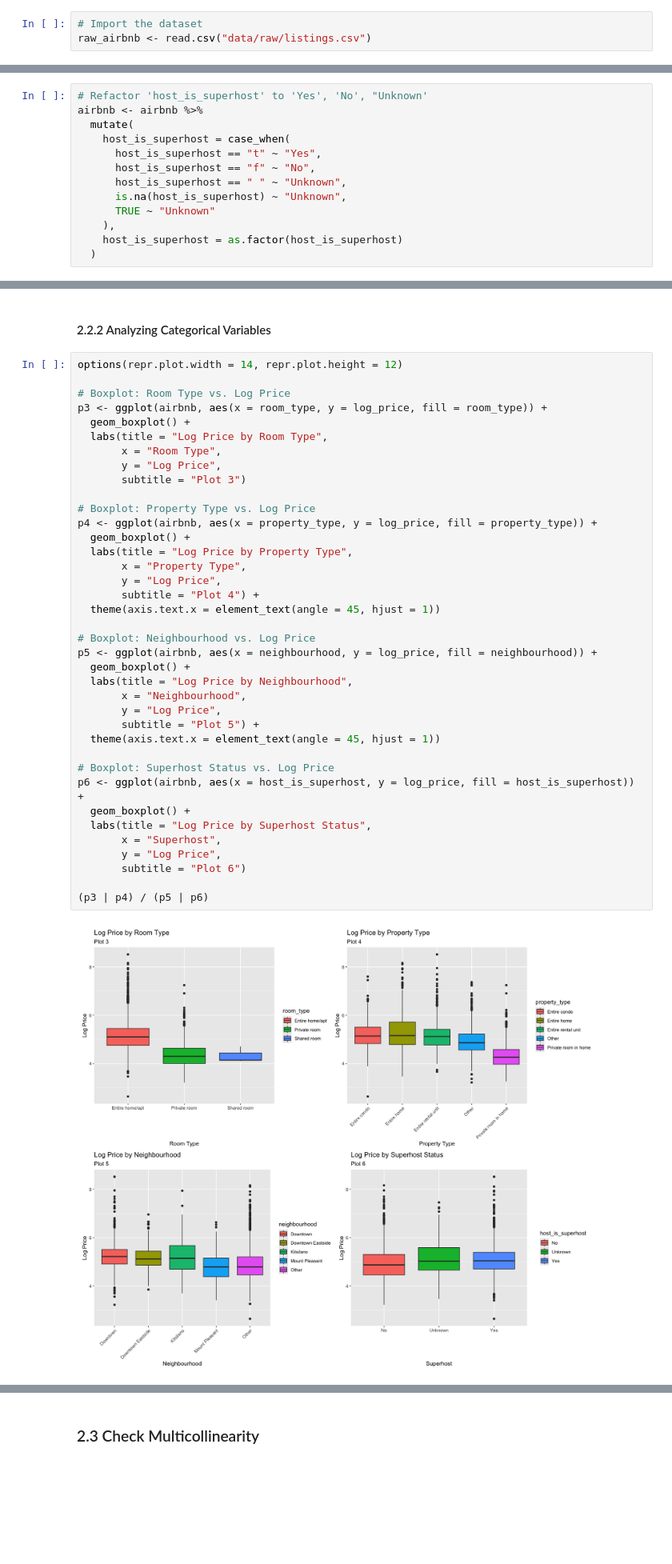
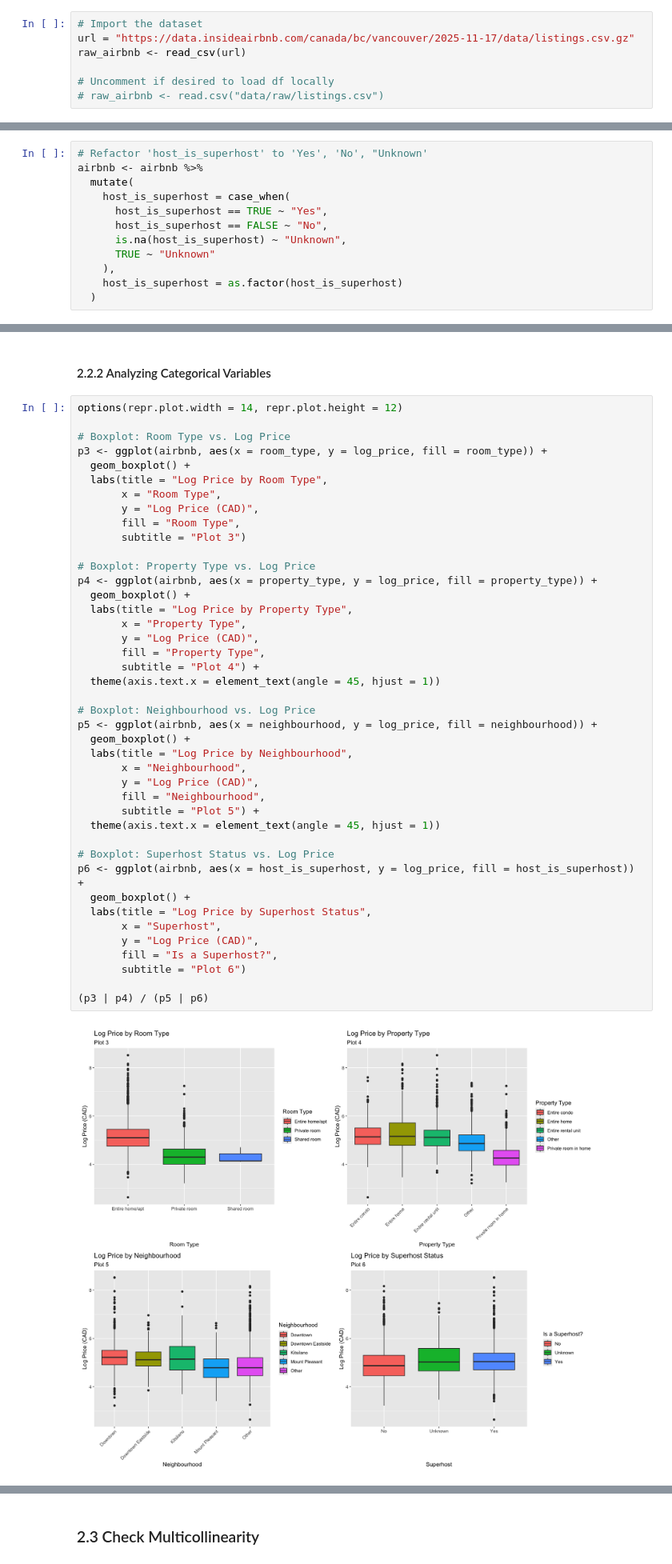
Before and after one commit to UBC-DSCI-310-2025W2/dsci-310-group-01-jet2holiday, a Jupyter notebook: src/airbnb_price_analysis.ipynb, the cells around one changed output, grey strips where cells are left out. Shown at 80% size. Drawn from its saved outputs; the diff is of its cells as text; blank space fills up the shorter version.

```diff
--- a/src/airbnb_price_analysis.ipynb
+++ b/src/airbnb_price_analysis.ipynb
@@ -53,3 +35,7 @@ The following object is masked from ‘package:purrr’:
 # %%
 # Import the dataset
-raw_airbnb <- read.csv("data/raw/listings.csv")
+url = "https://data.insideairbnb.com/canada/bc/vancouver/2025-11-17/data/listings.csv.gz"
+raw_airbnb <- read_csv(url)
+
+# Uncomment if desired to load df locally
+# raw_airbnb <- read.csv("data/raw/listings.csv")
@@ -80,9 +77,8 @@ airbnb <- raw_airbnb %>%
 airbnb <- airbnb %>%
   mutate(
     host_is_superhost = case_when(
-      host_is_superhost == "t" ~ "Yes",
-      host_is_superhost == "f" ~ "No",
-      host_is_superhost == " " ~ "Unknown",
+      host_is_superhost == TRUE ~ "Yes",
+      host_is_superhost == FALSE ~ "No",
       is.na(host_is_superhost) ~ "Unknown",
       TRUE ~ "Unknown"
     ),
@@ -203,38 +199,42 @@ p3 <- ggplot(airbnb, aes(x = room_type, y = log_price, fill = room_type)) +
   geom_boxplot() +
   labs(title = "Log Price by Room Type",
        x = "Room Type",
-       y = "Log Price",
+       y = "Log Price (CAD)",
+       fill = "Room Type",
        subtitle = "Plot 3")
 
 # Boxplot: Property Type vs. Log Price
 p4 <- ggplot(airbnb, aes(x = property_type, y = log_price, fill = property_type)) +
   geom_boxplot() +
   labs(title = "Log Price by Property Type",
        x = "Property Type",
-       y = "Log Price",
+       y = "Log Price (CAD)",
+       fill = "Property Type",
        subtitle = "Plot 4") +
   theme(axis.text.x = element_text(angle = 45, hjust = 1))
 
 # Boxplot: Neighbourhood vs. Log Price
 p5 <- ggplot(airbnb, aes(x = neighbourhood, y = log_price, fill = neighbourhood)) +
   geom_boxplot() +
   labs(title = "Log Price by Neighbourhood",
        x = "Neighbourhood",
-       y = "Log Price",
+       y = "Log Price (CAD)",
+       fill = "Neighbourhood",
        subtitle = "Plot 5") +
   theme(axis.text.x = element_text(angle = 45, hjust = 1))
 
 # Boxplot: Superhost Status vs. Log Price
 p6 <- ggplot(airbnb, aes(x = host_is_superhost, y = log_price, fill = host_is_superhost)) +
   geom_boxplot() +
   labs(title = "Log Price by Superhost Status",
        x = "Superhost",
-       y = "Log Price",
+       y = "Log Price (CAD)",
+       fill = "Is a Superhost?",
        subtitle = "Plot 6")
 
 (p3 | p4) / (p5 | p6)
 # %% [output]
-[figure, old version]
+[figure, new version]
 # %% [markdown]
 The boxplots illustrate the relationship between `log_price` and four categorical variables. Plot 3 shows clear difference in log price range and median log prices across different room types, with entire homes having higher prices than private or shared rooms. Plot 4 also shows clear differences in median log prices across different property types. In contrast, Plot 5 and Plot 6 show more overlap among groups. Therefore, `room_type` and `property_type` **appear to be stronger predictors of** `log_price` and are more suitable to be included in the regression model.
 # %% [markdown]
```
Also changed, not shown: parts of 7 cells of this notebook, 1 other file.
